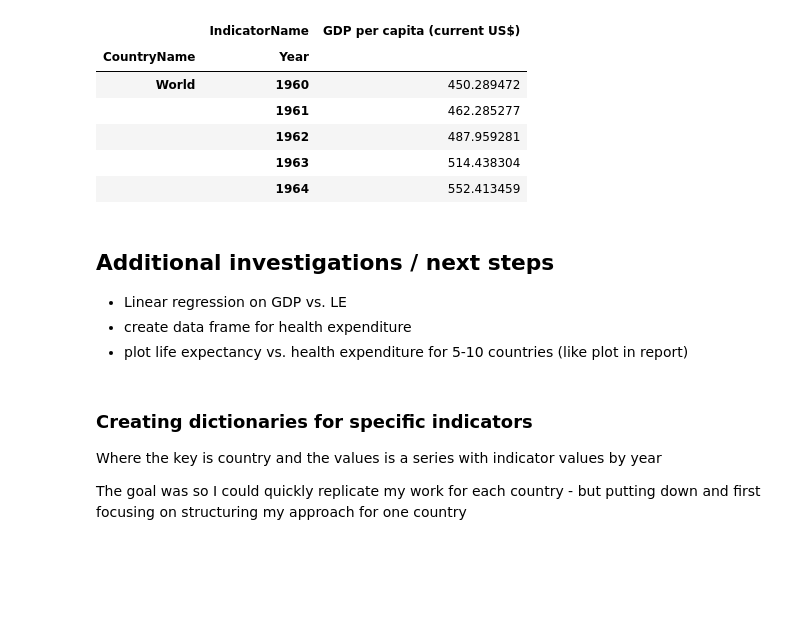
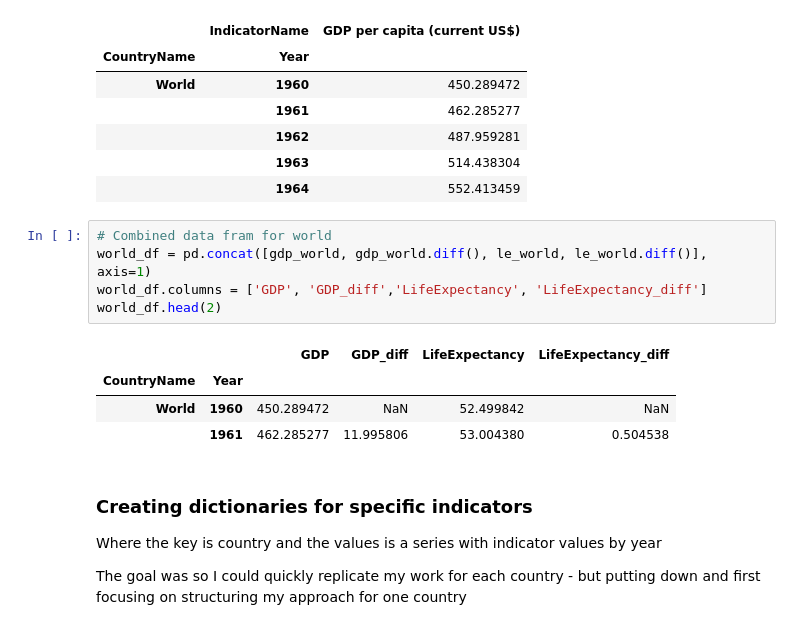
Before and after one commit to gussie/Springboard_data_science, a Jupyter notebook: Capstone project 1.ipynb, the cells around one changed output. Saved outputs shown, nothing was run; the diff lists cells and outputs as text; blank space fills up the shorter version.

```diff
--- a/Capstone project 1.ipynb
+++ b/Capstone project 1.ipynb
@@ -216,11 +251,16 @@ gdp_world.head()
 |  | 1962 | 487.959281 |
 |  | 1963 | 514.438304 |
 |  | 1964 | 552.413459 |
-# %% [markdown]
-## Additional investigations / next steps
-- Linear regression on GDP vs. LE
-- create data frame for health expenditure
-- plot life expectancy vs. health expenditure for 5-10 countries (like plot in report)
+# %%
+# Combined data fram for world
+world_df = pd.concat([gdp_world, gdp_world.diff(), le_world, le_world.diff()], axis=1)
+world_df.columns = ['GDP', 'GDP_diff','LifeExpectancy', 'LifeExpectancy_diff']
+world_df.head(2)
+# %% [output]
+|  |  | GDP | GDP_diff | LifeExpectancy | LifeExpectancy_diff |
+| CountryName | Year |  |  |  |  |
+| World | 1960 | 450.289472 | NaN | 52.499842 | NaN |
+|  | 1961 | 462.285277 | 11.995806 | 53.004380 | 0.504538 |
 # %% [markdown]
 ### Creating dictionaries for specific indicators
 Where the key is country and the values is a series with indicator values by year
```
Also changed, not shown: parts of 9 cells of this notebook.
